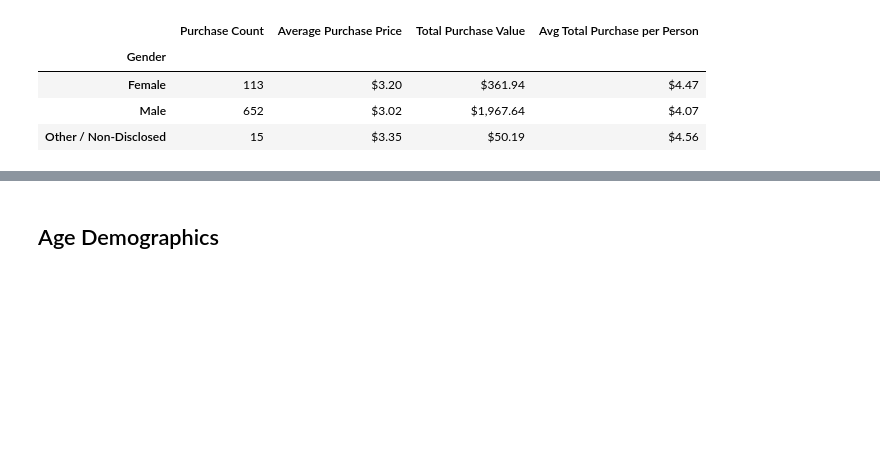
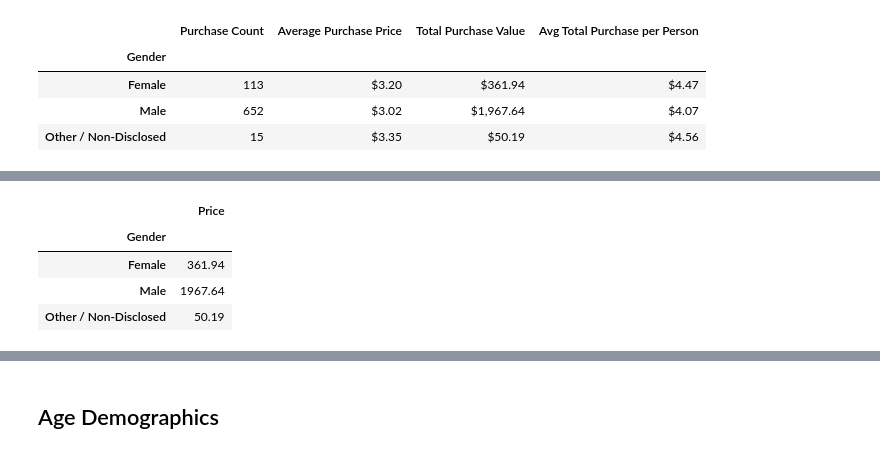
Before and after one commit to catu099/pandas-challenge, a Jupyter notebook: HeroesOfPymoli/HeroesOfPymoli.ipynb, the cells around one changed output, grey strips where cells are left out. Saved outputs shown, nothing was run; the diff lists cells and outputs as text; code cells hidden in the pictures; blank space fills up the shorter version.

```diff
--- a/HeroesOfPymoli/HeroesOfPymoli.ipynb
+++ b/HeroesOfPymoli/HeroesOfPymoli.ipynb
@@ -107,0 +146,9 @@ total_unique_players
+# %%
+total_purchase_value = purchase_data[["Price","Gender"]].groupby("Gender").sum()
+total_purchase_value
+# %% [output]
+|  | Price |
+| Gender |  |
+| Female | 361.94 |
+| Male | 1967.64 |
+| Other / Non-Disclosed | 50.19 |
```
Also changed, not shown: parts of 17 cells of this notebook.
